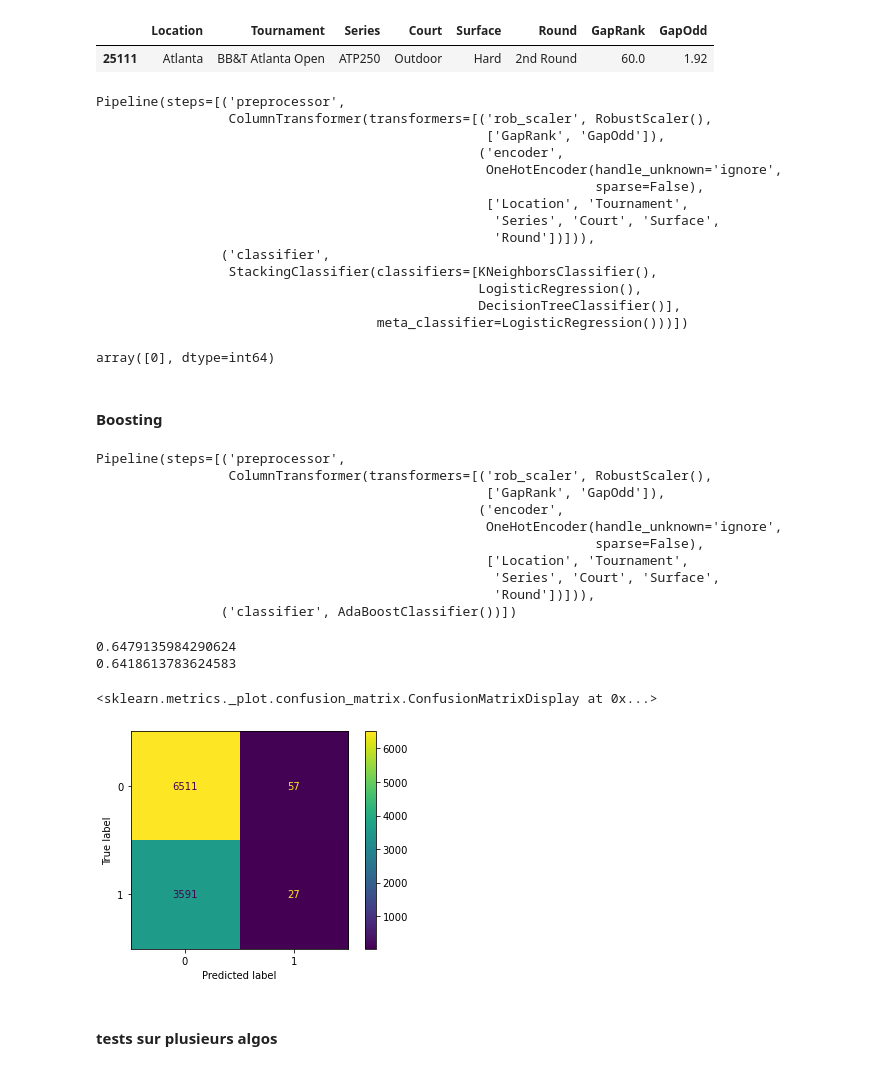
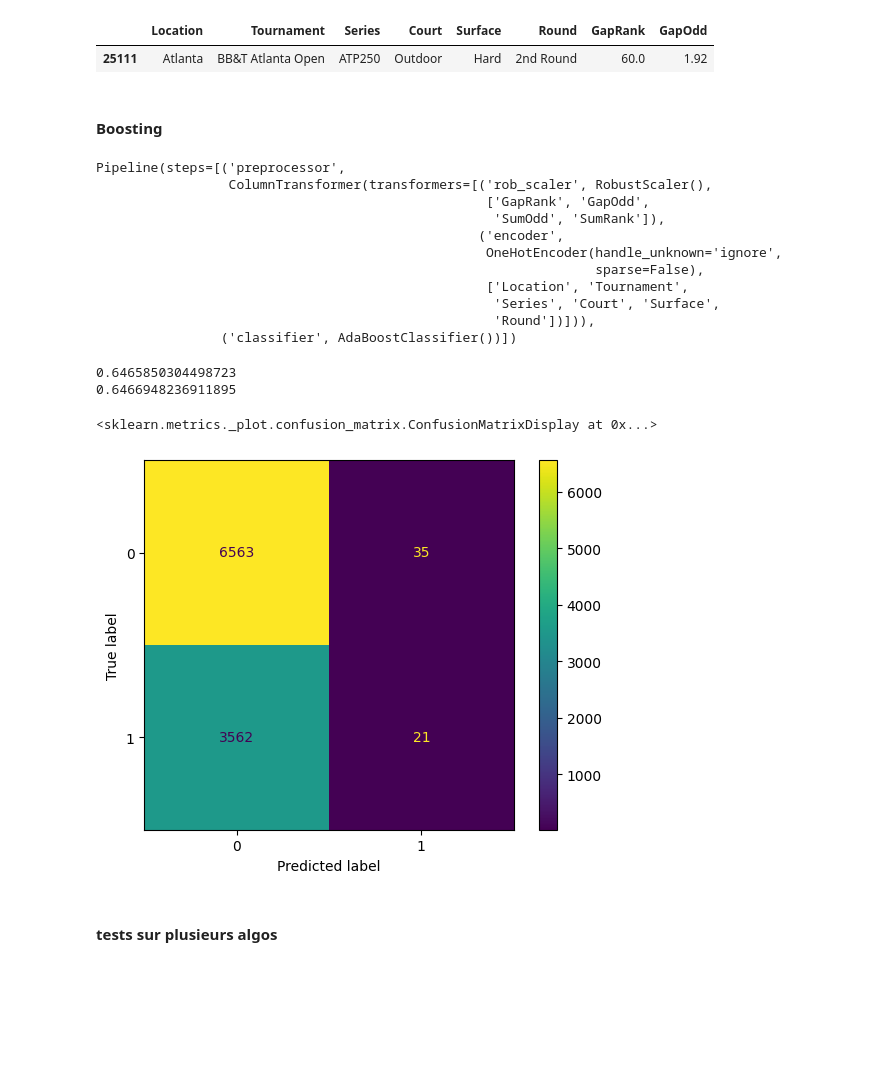
Before and after one commit to Marc-Abele/tennis-predictions, a Jupyter notebook: ml_3sets.ipynb, the cells around one changed output. Cells and saved outputs as stored; diff of their text form; code cells hidden in the pictures; blank space fills up the shorter version.

```diff
--- a/ml_3sets.ipynb
+++ b/ml_3sets.ipynb
@@ -579,10 +646,10 @@ Pipeline(steps=[('preprocessor',
 # %%
-pipeline.fit(X_train, y_train)
+pipeline_lr.fit(X_train, y_train)
 
-y_test_pred=pipeline.predict(X_test)
+y_test_pred=pipeline_lr.predict(X_test)
 
-print(pipeline.score(X_train,y_train))
-print(pipeline.score(X_test,y_test))
+print(pipeline_lr.score(X_train,y_train))
+print(pipeline_lr.score(X_test,y_test))
 
-ConfusionMatrixDisplay(confusion_matrix(y_test,y_test_pred), display_labels=pipeline.classes_).plot()
+ConfusionMatrixDisplay(confusion_matrix(y_test,y_test_pred), display_labels=pipeline_lr.classes_).plot()
 # %% [output]
@@ -596,20 +663,20 @@ ConfusionMatrixDisplay(confusion_matrix(y_test,y_test_pred), display_labels=pipe
 from mlxtend.classifier import StackingClassifier
 
 # Initialize individual models
-clf_1 = KNeighborsClassifier()
+clf_1 = GaussianNB()
 clf_2 = LogisticRegression()
 clf_3 = DecisionTreeClassifier()
-clf_meta = LogisticRegression() # Initialize meta-model
+clf_meta = GaussianNB() # Initialize meta-model
 clf_stack = StackingClassifier(classifiers=[clf_1, clf_2, clf_3], # Create stacking classifier
                                meta_classifier=clf_meta,
                                use_probas=False,
                                use_features_in_secondary=True)
 
 # Fit and predict with the models and ensemble
-for clf in (clf_1, clf_2, clf_3, clf_meta, clf_stack):
+for clf in (clf_1, clf_2, clf_3, clf_stack):
 
    categorical_columns = ['Location', 'Tournament', 'Series', 'Court', 'Surface', 'Round']
-   numeric_columns = ['GapRank', 'GapOdd']
+   numeric_columns = ['GapRank', 'GapOdd', 'SumRank', 'SumOdd']
    rob_scaler = RobustScaler()
    ohe = OneHotEncoder(handle_unknown='ignore', sparse=False)
 
@@ -621,12 +688,12 @@ for clf in (clf_1, clf_2, clf_3, clf_meta, clf_stack):
       ])
 
    # Création du pipeline avec le préprocesseur et le classificateur SVC
-   pipeline = Pipeline(steps=[
+   pipeline_stacking = Pipeline(steps=[
       ('preprocessor', preprocessor),
       ('classifier', clf)])
 
 
-   pipeline.fit(X_train, y_train)
-   y_pred = pipeline.predict(X_test)
+   pipeline_stacking.fit(X_train, y_train)
+   y_pred = pipeline_stacking.predict(X_test)
    print(clf.__class__.__name__, accuracy_score(y_test, y_pred))
 # %% [output]
@@ -641,32 +707,11 @@ test
 # %% [output]
 |  | Location | Tournament | Series | Court | Surface | Round | GapRank | GapOdd |
 | 25111 | Atlanta | BB&T Atlanta Open | ATP250 | Outdoor | Hard | 2nd Round | 60.0 | 1.92 |
-# %%
-pipeline
-# %% [output]
-Pipeline(steps=[('preprocessor',
-                 ColumnTransformer(transformers=[('rob_scaler', RobustScaler(),
-                                                  ['GapRank', 'GapOdd']),
-                                                 ('encoder',
-                                                  OneHotEncoder(handle_unknown='ignore',
-                                                                sparse=False),
-                                                  ['Location', 'Tournament',
-                                                   'Series', 'Court', 'Surface',
-                                                   'Round'])])),
-                ('classifier',
-                 StackingClassifier(classifiers=[KNeighborsClassifier(),
-                                                 LogisticRegression(),
-                                                 DecisionTreeClassifier()],
-                                    meta_classifier=LogisticRegression()))])
-# %%
-pipeline.predict(test)
-# %% [output]
-array([0], dtype=int64)
 # %% [markdown]
 #### Boosting
 # %%
 categorical_columns = ['Location', 'Tournament', 'Series', 'Court', 'Surface', 'Round']
-numeric_columns = ['GapRank', 'GapOdd']
+numeric_columns = ['GapRank', 'GapOdd', 'SumOdd', 'SumRank']
 
 rob_scaler = RobustScaler()
 ohe = OneHotEncoder(handle_unknown='ignore', sparse=False)
@@ -679,16 +724,17 @@ preprocessor = ColumnTransformer(
     ])
 
 # Création du pipeline avec le préprocesseur et le classificateur SVC
-pipeline = Pipeline(steps=[
+pipeline_ada = Pipeline(steps=[
     ('preprocessor', preprocessor),
     ('classifier', AdaBoostClassifier())
 ])
 
-pipeline
+pipeline_ada
 # %% [output]
 Pipeline(steps=[('preprocessor',
                  ColumnTransformer(transformers=[('rob_scaler', RobustScaler(),
-                                                  ['GapRank', 'GapOdd']),
+                                                  ['GapRank', 'GapOdd',
+                                                   'SumOdd', 'SumRank']),
                                                  ('encoder',
                                                   OneHotEncoder(handle_unknown='ignore',
                                                                 sparse=False),
@@ -697,16 +743,16 @@ Pipeline(steps=[('preprocessor',
                                                    'Round'])])),
                 ('classifier', AdaBoostClassifier())])
 # %%
-pipeline.fit(X_train, y_train)
+pipeline_ada.fit(X_train, y_train)
 
-y_test_pred=pipeline.predict(X_test)
+y_test_pred=pipeline_ada.predict(X_test)
 
-print(pipeline.score(X_train,y_train))
-print(pipeline.score(X_test,y_test))
+print(pipeline_ada.score(X_train,y_train))
+print(pipeline_ada.score(X_test,y_test))
 
-ConfusionMatrixDisplay(confusion_matrix(y_test,y_test_pred), display_labels=pipeline.classes_).plot()
+ConfusionMatrixDisplay(confusion_matrix(y_test,y_test_pred), display_labels=pipeline_ada.classes_).plot()
 # %% [output]
-0.6479135984290624
-0.6418613783624583
+0.6465850304498723
+0.6466948236911895
 <sklearn.metrics._plot.confusion_matrix.ConfusionMatrixDisplay at 0x...>
-[figure, old version]
+[figure, new version]
```
Also changed, not shown: parts of 97 cells of this notebook, 10 other files.
